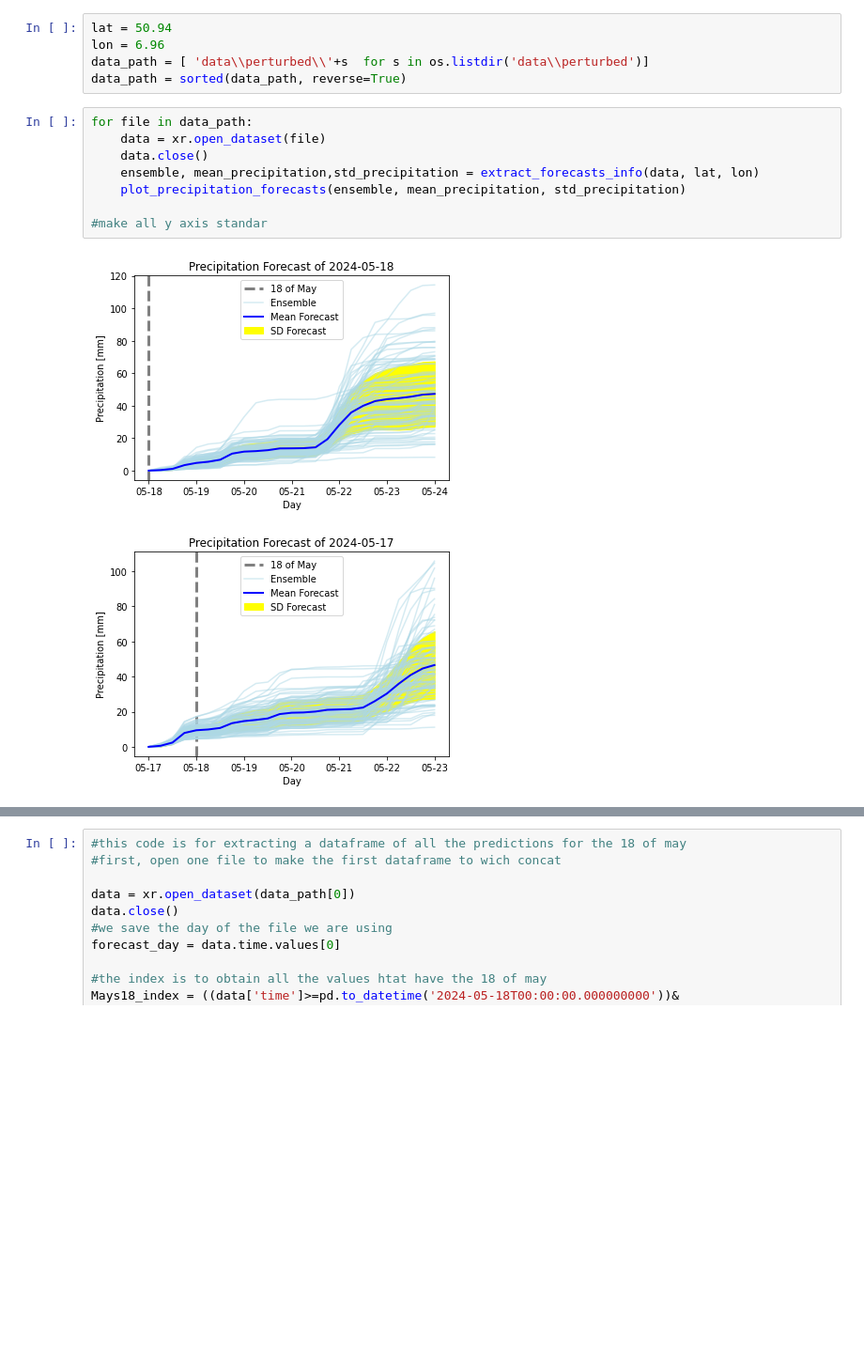
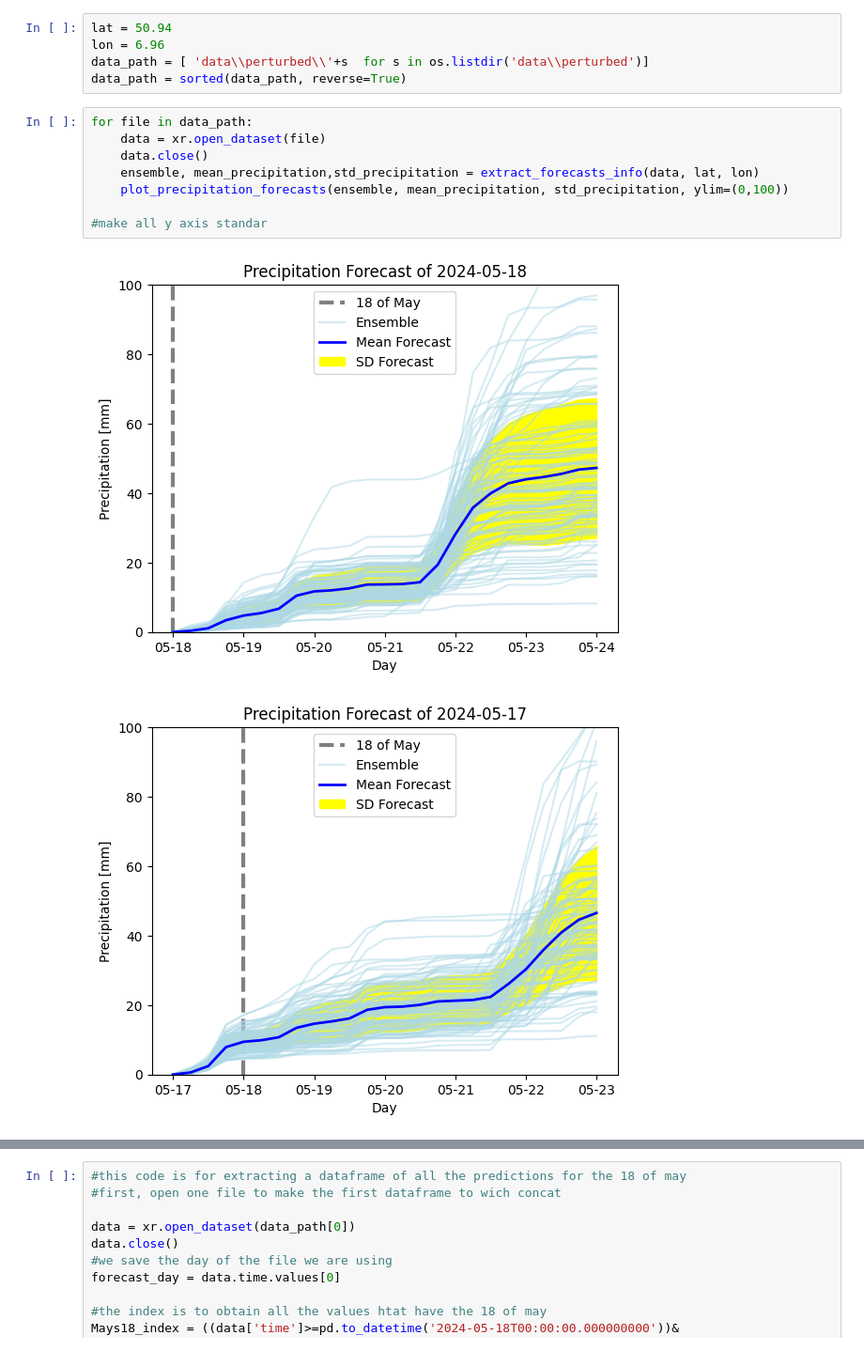
Before and after one commit to RubenVasquezArr/Weather_forecast_case_study, a Jupyter notebook: src/ecmwf_forecasts_plots.ipynb, the cells around one changed output, grey strips where cells are left out. Shown: that part at 94% size. Saved outputs shown, nothing was run; the diff lists cells and outputs as text; blank space fills up the shorter version.

```diff
--- a/src/ecmwf_forecasts_plots.ipynb
+++ b/src/ecmwf_forecasts_plots.ipynb
@@ -19,11 +19,11 @@ data_path = sorted(data_path, reverse=True)
 # %%
 for file in data_path:
     data = xr.open_dataset(file)
     data.close()
     ensemble, mean_precipitation,std_precipitation = extract_forecasts_info(data, lat, lon)
-    plot_precipitation_forecasts(ensemble, mean_precipitation, std_precipitation)
+    plot_precipitation_forecasts(ensemble, mean_precipitation, std_precipitation, ylim=(0,100))
 
 #make all y axis standar
 # %% [output]
-[figure, old version]
+[figure, new version]
-[figure, old version]
+[figure, new version]
```
Also changed, not shown: parts of 3 cells of this notebook, 8 other files.
